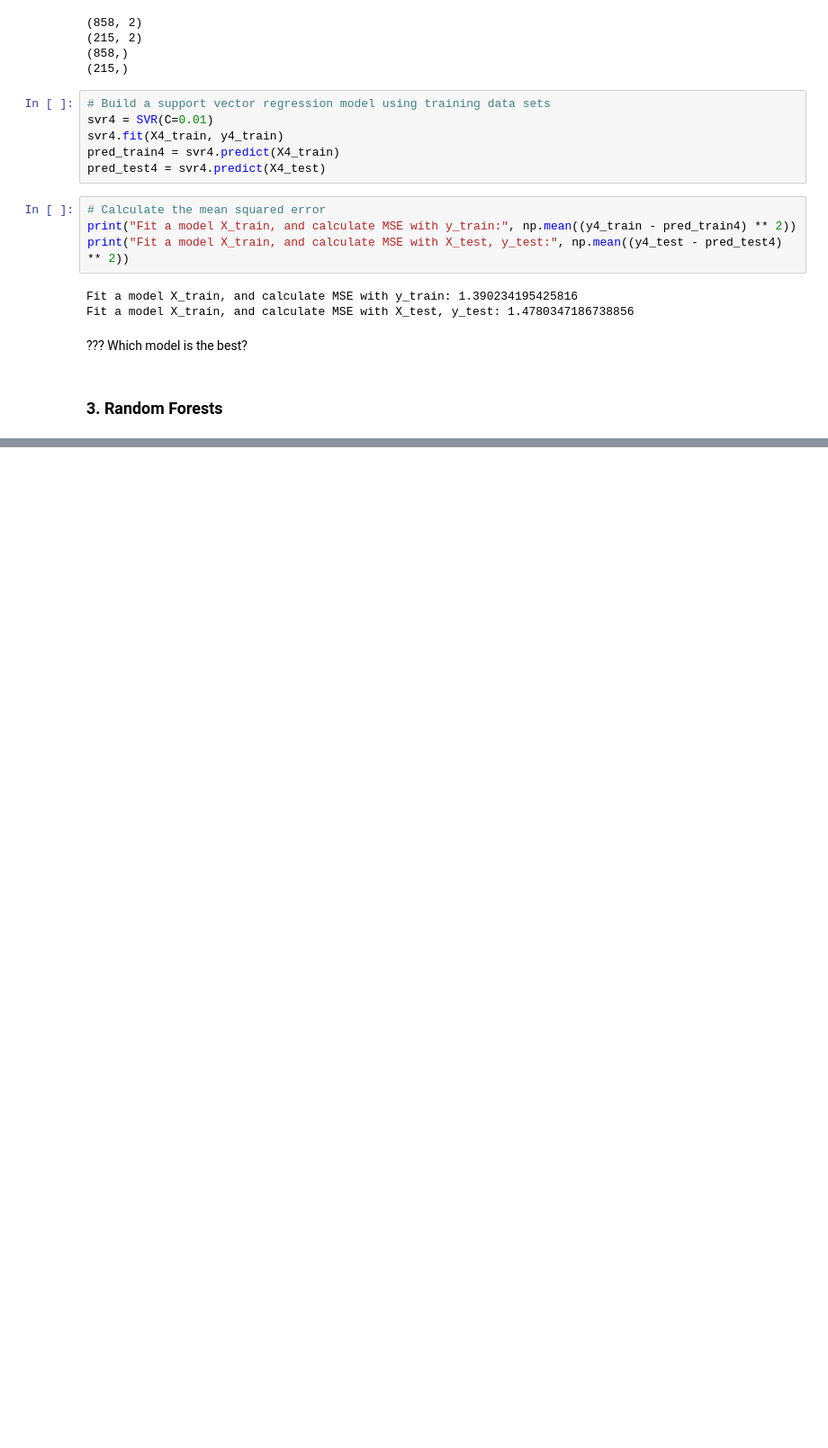
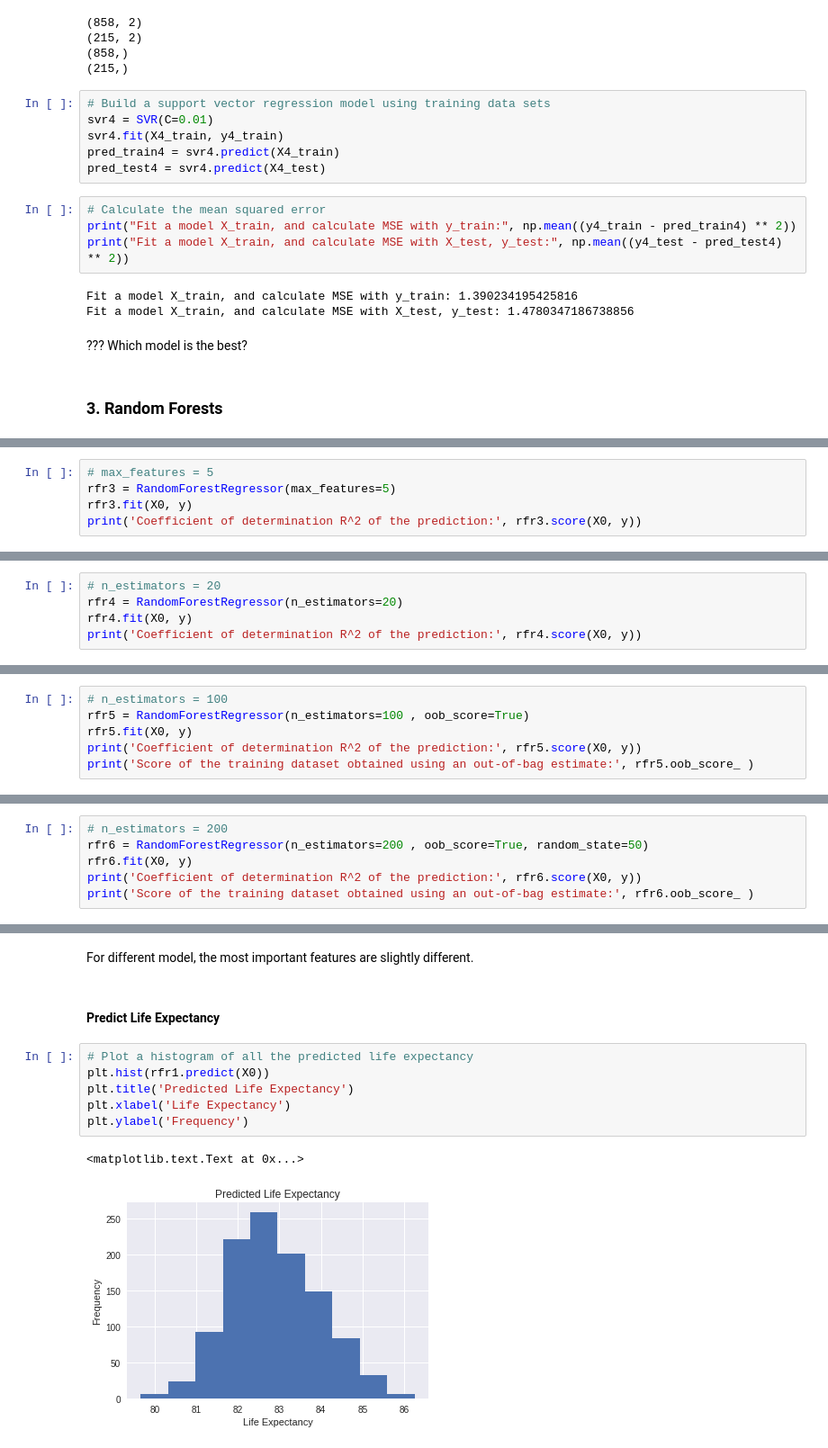
Before and after one commit to anxin16/Capstone-Project-2, a Jupyter notebook: Capstone-Report/Capstone-3.ipynb, the cells around one changed output, grey strips where cells are left out. Shown at 90% size. Drawn from its saved outputs; the diff is of its cells as text; blank space fills up the shorter version.

```diff
--- a/Capstone-Report/Capstone-3.ipynb
+++ b/Capstone-Report/Capstone-3.ipynb
@@ -1097,0 +1186,5 @@ Fit a model X_train, and calculate MSE with X_test, y_test: 1.4780347186738856
+# %%
+# max_features = 5
+rfr3 = RandomForestRegressor(max_features=5)
+rfr3.fit(X0, y)
+print('Coefficient of determination R^2 of the prediction:', rfr3.score(X0, y))
@@ -1097,0 +1193,5 @@ Fit a model X_train, and calculate MSE with X_test, y_test: 1.4780347186738856
+# %%
+# n_estimators = 20
+rfr4 = RandomForestRegressor(n_estimators=20)
+rfr4.fit(X0, y)
+print('Coefficient of determination R^2 of the prediction:', rfr4.score(X0, y))
@@ -1097,0 +1200,6 @@ Fit a model X_train, and calculate MSE with X_test, y_test: 1.4780347186738856
+# %%
+# n_estimators = 100
+rfr5 = RandomForestRegressor(n_estimators=100 , oob_score=True)
+rfr5.fit(X0, y)
+print('Coefficient of determination R^2 of the prediction:', rfr5.score(X0, y))
+print('Score of the training dataset obtained using an out-of-bag estimate:', rfr5.oob_score_ )
@@ -1097,0 +1209,6 @@ Fit a model X_train, and calculate MSE with X_test, y_test: 1.4780347186738856
+# %%
+# n_estimators = 200
+rfr6 = RandomForestRegressor(n_estimators=200 , oob_score=True, random_state=50)
+rfr6.fit(X0, y)
+print('Coefficient of determination R^2 of the prediction:', rfr6.score(X0, y))
+print('Score of the training dataset obtained using an out-of-bag estimate:', rfr6.oob_score_ )
@@ -1097,0 +1310,13 @@ Fit a model X_train, and calculate MSE with X_test, y_test: 1.4780347186738856
+# %% [markdown]
+For different model, the most important features are slightly different.
+# %% [markdown]
+#### Predict Life Expectancy
+# %%
+# Plot a histogram of all the predicted life expectancy
+plt.hist(rfr1.predict(X0))
+plt.title('Predicted Life Expectancy')
+plt.xlabel('Life Expectancy')
+plt.ylabel('Frequency')
+# %% [output]
+<matplotlib.text.Text at 0x...>
+[figure, added]
```
Also changed, not shown: parts of 57 cells of this notebook.
